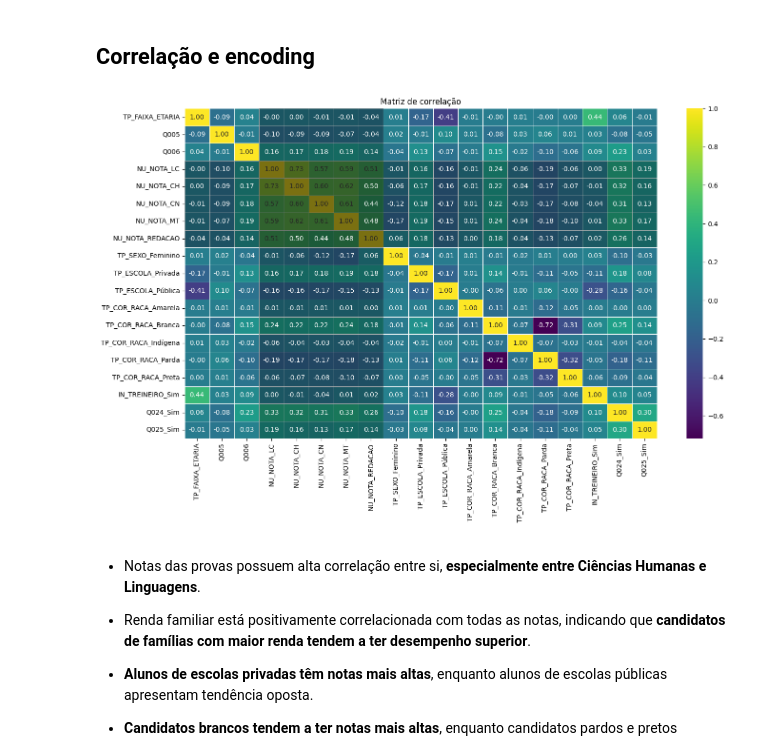
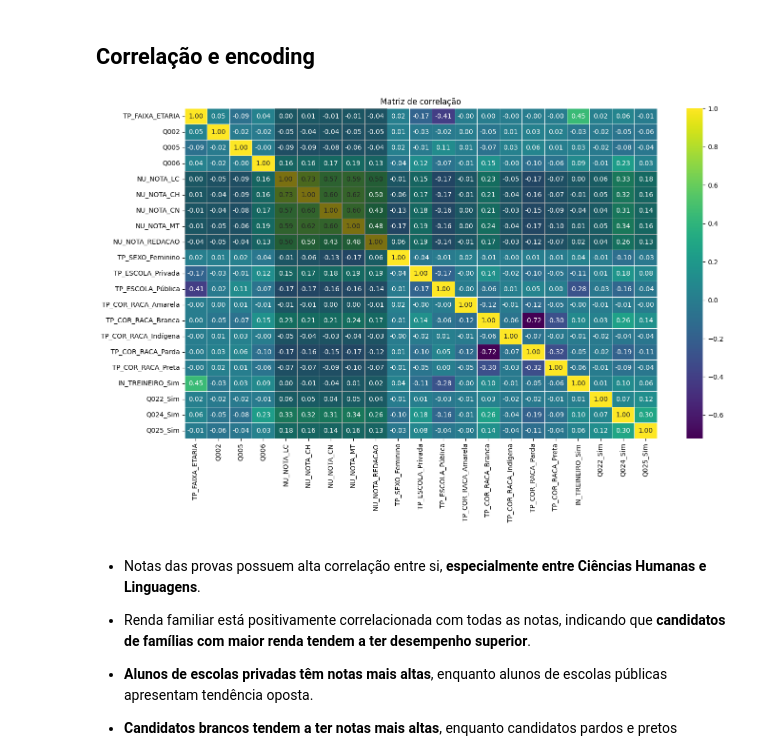
Before and after one commit to jrsuri/enem-analytics, a Jupyter notebook: notebooks/02 - EDA.ipynb, the cells around one changed output. Drawn from its saved outputs; the diff is of its cells as text; code cells hidden in the pictures.

```diff
--- a/notebooks/02 - EDA.ipynb
+++ b/notebooks/02 - EDA.ipynb
@@ -394,9 +394,10 @@ colunas_importantes = [
     'TP_COR_RACA',
     'TP_FAIXA_ETARIA',
     'IN_TREINEIRO', # A informação se o candidato é treineiro pode ser relevante para prever sua nota ou presença em provas
-    'SG_UF_PROVA',  # É possível que características regionais influenciem na nota
+    'Q002',         # Escolaridade da mãe ou responsável mulher
     'Q005',         # Quantas pessoas moram na mesma casa
     'Q006',         # Renda mensal familiar
+    'Q022',         # Possui celular
     'Q024',         # Possui computador
     'Q025',         # Possui internet
 
@@ -488,7 +490,10 @@ from sklearn.preprocessing import LabelEncoder
 df_encoded = df[colunas_importantes].copy()
 
 # Aplica One Hot Encoding em variáveis categóricas sem relação ordinal
-colunas_one_hot = ['TP_SEXO', 'TP_ESCOLA', 'TP_COR_RACA', 'IN_TREINEIRO', 'Q024', 'Q025']
+colunas_one_hot = ['TP_SEXO', 'TP_ESCOLA', 'TP_COR_RACA', 'IN_TREINEIRO', 'Q022', 'Q024', 'Q025']
+
+# Converte a variável 'Q022' (possui celular) para um formato binário, ignorando a quantidade
+df_encoded['Q022'] = df_encoded['Q022'].apply(lambda x: 'Sim' if 'Sim' in x else 'Não')
 
 # Converte a variável 'Q024' (possui computador) para um formato binário, ignorando a quantidade
 df_encoded['Q024'] = df_encoded['Q024'].apply(lambda x: 'Sim' if 'Sim' in x else 'Não')
@@ -505,6 +510,7 @@ colunas_para_remover = [
     'TP_ESCOLA_Não Respondeu',   # Não contribui para interpretação
     'TP_COR_RACA_Não declarado', # Não representa um grupo informativo
     'IN_TREINEIRO_Não',          # A presença da variável 'IN_TREINEIRO_Sim' já traz a informação necessária
+    'Q022_Não',                  # Redundante, já que a ausência de 'Sim' implica 'Não'
     'Q024_Não',                  # Redundante, já que a ausência de 'Sim' implica 'Não'
     'Q025_Não'                   # Redundante, já que a ausência de 'Sim' implica 'Não'
 ]
@@ -513,39 +519,49 @@ colunas_para_remover = [
 df_encoded.drop(columns=[col for col in colunas_para_remover if col in df_encoded.columns], inplace=True)
 
 # Aplica Label Encoding em variáveis ordinais garantindo a ordem correta
-colunas_label = ['TP_FAIXA_ETARIA', 'Q006']
-ordens = {'TP_FAIXA_ETARIA': np.array(ordem_idades), 'Q006': np.array(ordem_renda_corrigida)}
+ordem_escolaridade = [
+    'Nunca estudou.',
+    'Não completou a 4ª série/5º ano do Ensino Fundamental.',
+    'Completou a 4ª série/5º ano, mas não completou a 8ª série/9º ano do Ensino Fundamental.',
+    'Completou a 8ª série/9º ano do Ensino Fundamental, mas não completou o Ensino Médio.',
+    'Completou o Ensino Médio, mas não completou a Faculdade.',
+    'Completou a Faculdade, mas não completou a Pós-graduação.',
+    'Completou a Pós-graduação.',
+    'Não sei.'
+]
+colunas_label = ['TP_FAIXA_ETARIA', 'Q002', 'Q006']
+ordens = {'TP_FAIXA_ETARIA': np.array(ordem_idades), 'Q002': np.array(ordem_escolaridade), 'Q006': np.array(ordem_renda_corrigida)}
 
 for col in colunas_label:
     encoder = LabelEncoder()
     encoder.fit(ordens[col])  # Ajusta o encoder com a ordem correta
     df_encoded[col] = encoder.transform(df_encoded[col])
 
-# Remove a coluna de UF, pois aumentaria muito a dimensionalidade da matriz sem um critério claro para ordenação
-df_encoded.drop(columns=['SG_UF_PROVA'], inplace=True)
+# Substitui a resposta "não sei" da escolaridade da mãe com o valor mais frequente (completou o ensino médio - 4)
+df_encoded['Q002'] = df_encoded['Q002'].replace(7, 4)
 
 # Calcula a matriz de correlação entre as variáveis numéricas e as categorias convertidas
 correlation_matrix = df_encoded.corr()
 
 # Define as colunas correspondentes às notas
 colunas_notas = ['NU_NOTA_LC', 'NU_NOTA_CH', 'NU_NOTA_CN', 'NU_NOTA_MT', 'NU_NOTA_REDACAO']
 
 # Gera um heatmap para visualizar a correlação entre as variáveis
 plt.figure(figsize=(16, 9))
 ax = sns.heatmap(correlation_matrix, annot=True, fmt='.2f', cmap='viridis', linewidths=0.5)
 
 # Obtém os índices das colunas correspondentes às notas
 indices_notas = [correlation_matrix.columns.get_loc(col) for col in colunas_notas]
 
 # Destaca as áreas das notas desenhando um retângulo semi-transparente para facilitar a visualização
 for idx in indices_notas:
     ax.add_patch(plt.Rectangle((idx, 0), 1, len(correlation_matrix), fill=True, color='black', alpha=0.3, lw=0))
     ax.add_patch(plt.Rectangle((0, idx), len(correlation_matrix), 1, fill=True, color='black', alpha=0.3, lw=0))
 
 plt.title('Matriz de correlação')
 plt.show()
 # %% [output]
-[figure, old version]
+[figure, new version]
 # %% [markdown]
 + Notas das provas possuem alta correlação entre si, **especialmente entre Ciências Humanas e Linguagens**.
 
```
Also changed, not shown: parts of 13 cells of this notebook, 8 other files.
